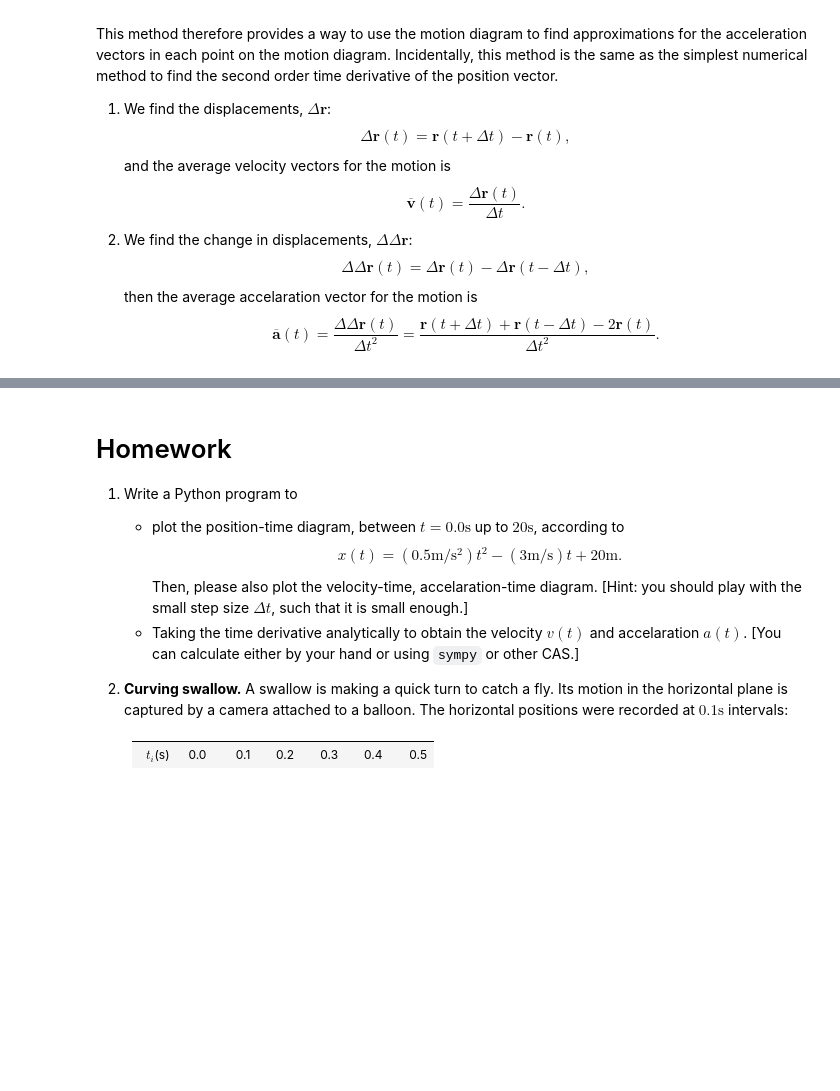
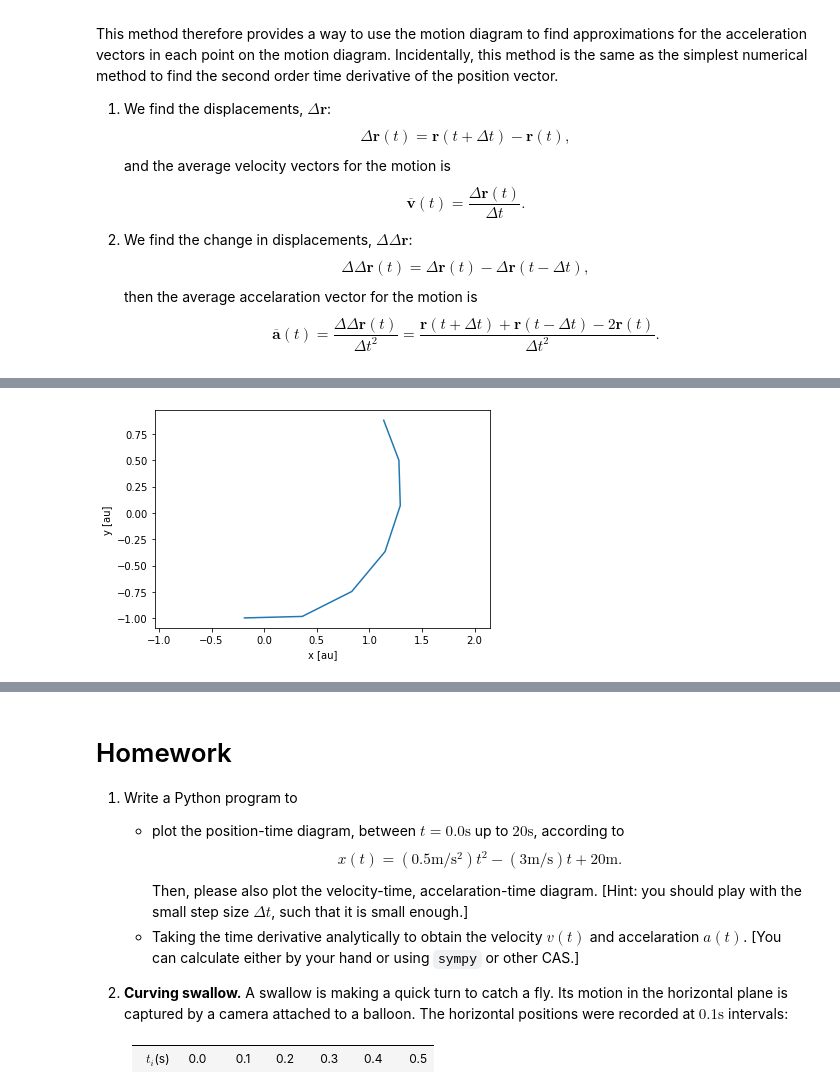
Before and after one commit to pengyangraul/1.constant_velocity, a Jupyter notebook: motion_2d_3d.ipynb, the cells around one changed output, grey strips where cells are left out. Drawn from its saved outputs; the diff is of its cells as text; code cells hidden in the pictures; blank space fills up the shorter version.

```diff
--- a/motion_2d_3d.ipynb
+++ b/motion_2d_3d.ipynb
@@ -574,0 +586,12 @@ The Mars Express probe was launched on June 2nd 2003 and reached Mars in Decembe
+# %%
+import numpy as np
+# Note that I have downloaded the file to the following directory.
+t,x,y=np.loadtxt('./motion_2d_3d_files/marsexpresslr.d',usecols=[0,1,2],unpack=True)
+n = len(t)
+dt = t[1] - t[0]
+r = np.zeros((n,2),float)
+r[:,0] = x
+r[:,1] = y
+
+AU = 149598000.0 # km/AU
+r = r/AU # AU
@@ -574,0 +613,9 @@ The Mars Express probe was launched on June 2nd 2003 and reached Mars in Decembe
+# %%
+import matplotlib.pyplot as plt
+plt.plot(r[:,0],r[:,1])
+plt.axis('equal')
+plt.xlabel('x [au]')
+plt.ylabel('y [au]')
+plt.show()
+# %% [output]
+[figure, added]
```
Also changed, not shown: parts of 11 cells of this notebook, 9 other files.
